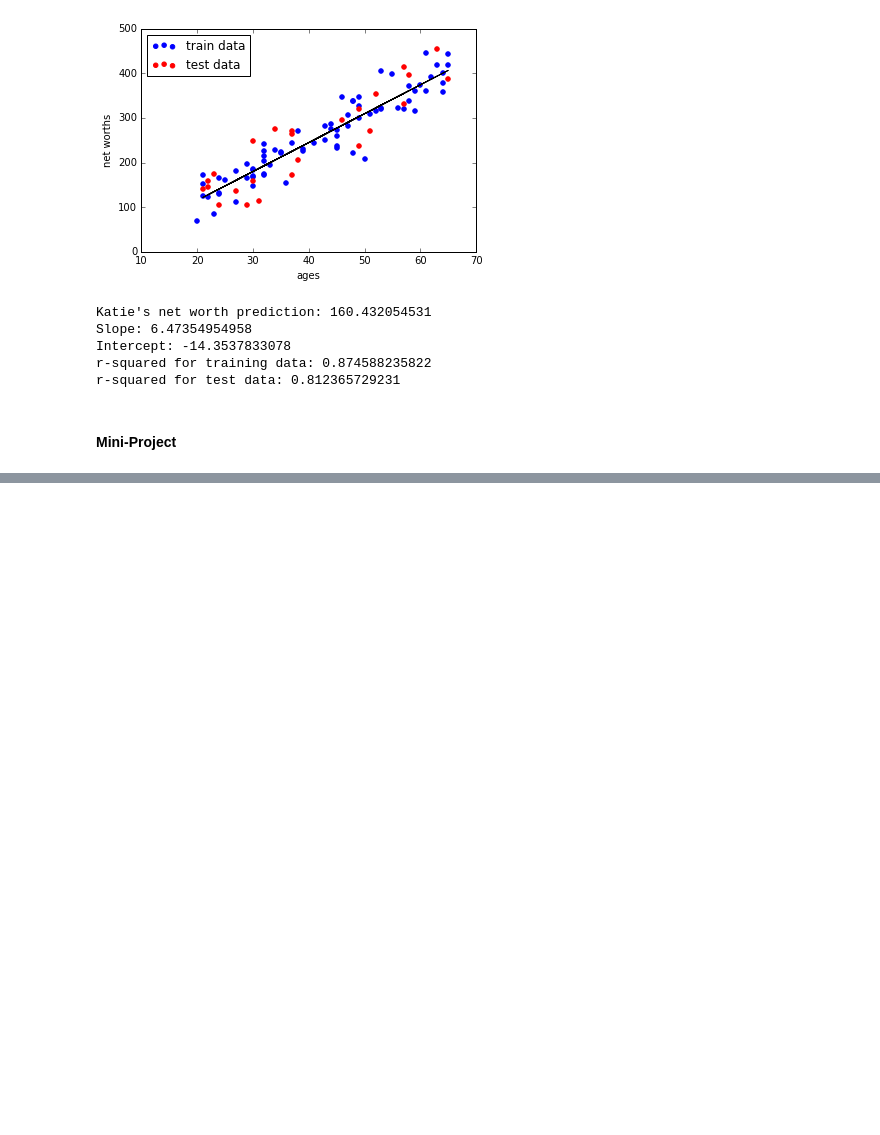
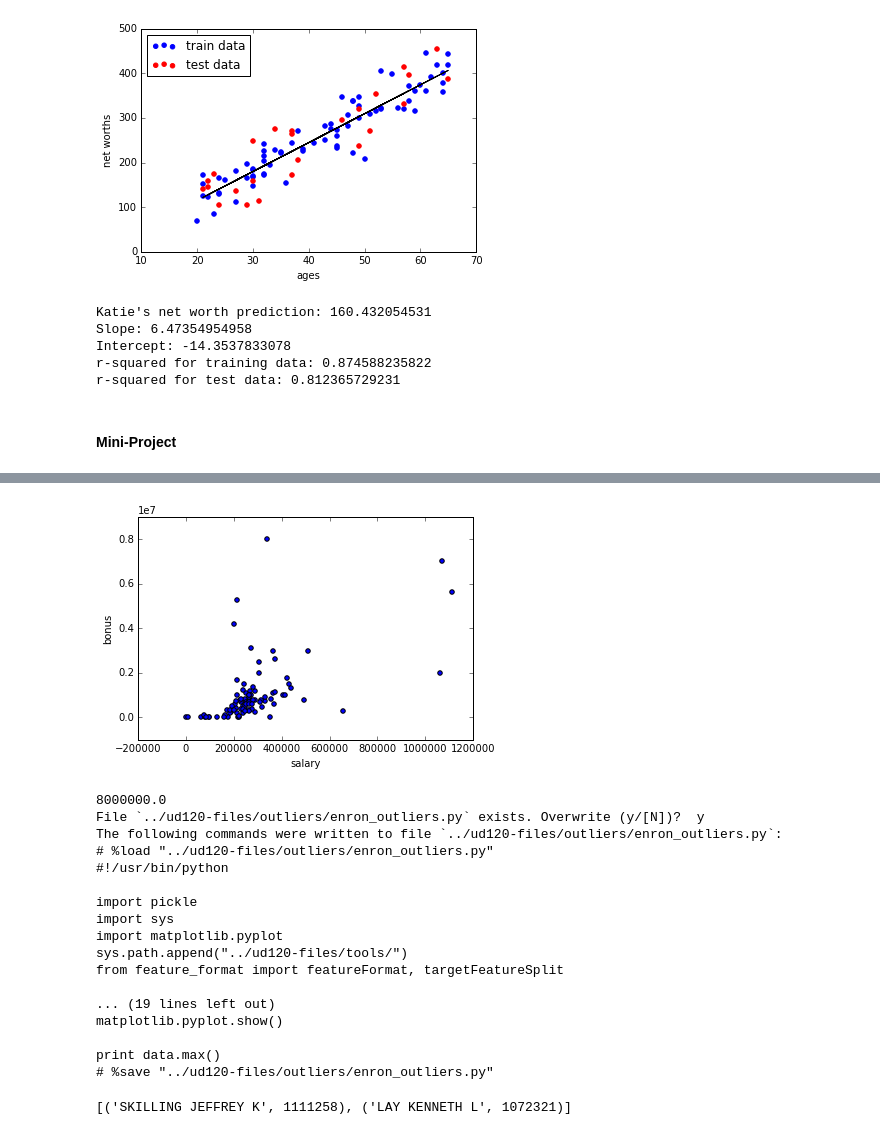
Before and after one commit to bethe/da-nano, a Jupyter notebook: P5-ML/classfiles/Course Code & Visualizations of Algorhithms.ipynb, the cells around one changed output, grey strips where cells are left out. Cells and saved outputs as stored; diff of their text form; code cells hidden in the pictures; blank space fills up the shorter version.

```diff
--- a/P5-ML/classfiles/Course Code & Visualizations of Algorhithms.ipynb
+++ b/P5-ML/classfiles/Course Code & Visualizations of Algorhithms.ipynb
@@ -315,0 +298,64 @@ Comparing regression predictions with target values using *test data*:  0.251488
+# %%
+# %load "../ud120-files/outliers/enron_outliers.py"
+#!/usr/bin/python
+
+import pickle
+import sys
+import matplotlib.pyplot
+sys.path.append("../ud120-files/tools/")
+from feature_format import featureFormat, targetFeatureSplit
+
+
+### read in data dictionary, convert to numpy array
+data_dict = pickle.load( open("../ud120-files/final_project/final_project_dataset.pkl", "r") )
+features = ["salary", "bonus"]
+
+### Remove 'Total' line
+data_dict.pop('TOTAL')
+
+data = featureFormat(data_dict, features)
+
+
+### your code below
+for point in data:
+    salary = point[0]
+    bonus = point[1]
+    matplotlib.pyplot.scatter( salary, bonus )
+
+matplotlib.pyplot.xlabel("salary")
+matplotlib.pyplot.ylabel("bonus")
+matplotlib.pyplot.show()
+
+print data.max()
+
+#%save "../ud120-files/outliers/enron_outliers.py" 57
+# %% [output]
+[figure, added]
+8000000.0
+File `../ud120-files/outliers/enron_outliers.py` exists. Overwrite (y/[N])?  y
+The following commands were written to file `../ud120-files/outliers/enron_outliers.py`:
+# %load "../ud120-files/outliers/enron_outliers.py"
+#!/usr/bin/python
+
+import pickle
+import sys
+import matplotlib.pyplot
+sys.path.append("../ud120-files/tools/")
+from feature_format import featureFormat, targetFeatureSplit
+
+... (19 lines left out)
+matplotlib.pyplot.show()
+
+print data.max()
+# %save "../ud120-files/outliers/enron_outliers.py"
+# %%
+outliers = []
+for key in data_dict:
+    val = data_dict[key]['salary']
+    if val == 'NaN':
+        continue
+    outliers.append((key,int(val)))
+
+print(sorted(outliers,key=lambda x:x[1],reverse=True)[:2])
+# %% [output]
+[('SKILLING JEFFREY K', 1111258), ('LAY KENNETH L', 1072321)]
```
Also changed, not shown: parts of 27 cells of this notebook, 10 other files.
